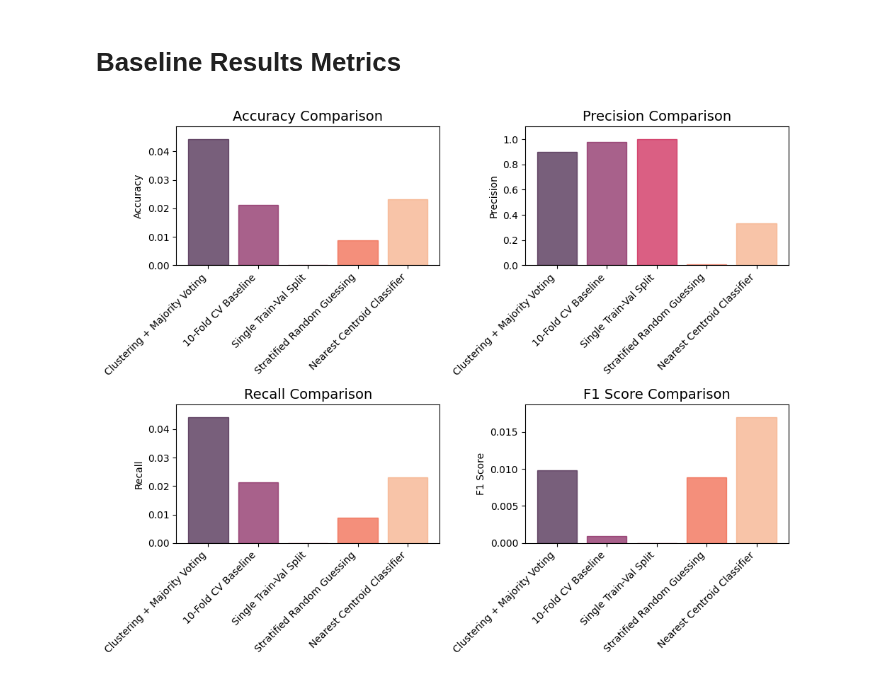
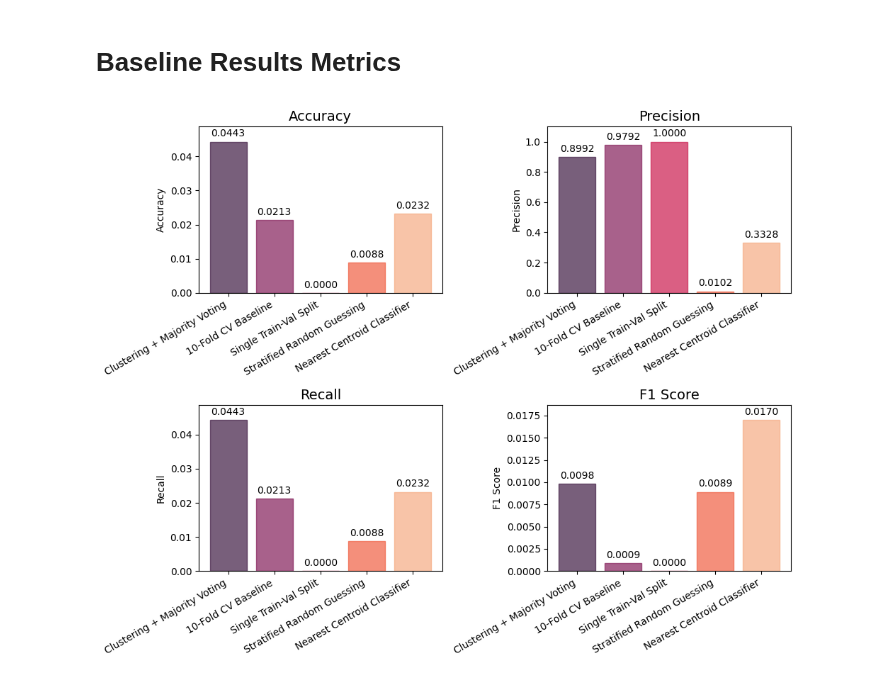
Before and after one commit to Davee02/HSLU.DSPRO1.BirdDetection, a Jupyter notebook: notebooks/09-report-visualizations.ipynb, the cells around one changed output. Cells and saved outputs as stored; diff of their text form; code cells hidden in the pictures.

Commit message:
removed spider chart and annotated barcharts bor better visibility

```diff
--- a/notebooks/09-report-visualizations.ipynb
+++ b/notebooks/09-report-visualizations.ipynb
@@ -277,34 +277,43 @@ models = [
     "Stratified Random Guessing",
     "Nearest Centroid Classifier"
 ]
 data = [
     [0.0443, 0.8992, 0.0443, 0.0098],  # Clustering + Majority Voting
     [0.0213, 0.9792, 0.0213, 0.0009],  # 10-Fold CV Baseline
     [0.0000, 1.0000, 0.0000, 0.0000],  # Single Train-Val Split
     [0.0088, 0.0102, 0.0088, 0.0089],  # Stratified Random Guessing
     [0.0232, 0.3328, 0.0232, 0.0170]   # Nearest Centroid Classifier
 ]
 metrics = ['Accuracy', 'Precision', 'Recall', 'F1 Score']
 
 data_transposed = list(zip(*data))
 x = np.arange(len(models))
 max_values = [max(metric_values) for metric_values in data_transposed]
+
 color_palette = sns.color_palette(palette_name, len(models))
 
 fig, axes = plt.subplots(2, 2, figsize=(10, 8))
 axes = axes.flatten()
 
+# Plot each metric
 for i, metric in enumerate(metrics):
     bars = axes[i].bar(x, data_transposed[i], tick_label=models, alpha=0.7)
     for j, bar in enumerate(bars):
-        bar.set_color(color_palette[j])
-    axes[i].set_title(f'{metric} Comparison', fontsize=14)
+        bar.set_color(color_palette[j])  # Assign consistent color for each model
+        height = bar.get_height()
+        axes[i].annotate(f'{height:.4f}',  # Format the value to 4 decimal places
+                         xy=(bar.get_x() + bar.get_width() / 2, height),  # Position at the center of the bar's top
+                         xytext=(0, 3),  # Offset text slightly above the bar
+                         textcoords="offset points",
+                         ha='center', va='bottom', fontsize=10)
+    axes[i].set_title(f'{metric}', fontsize=14)
     axes[i].set_ylabel(metric)
     axes[i].set_xticks(x)
-    axes[i].set_xticklabels(models, rotation=45, ha="right")
+    axes[i].set_xticklabels(models, rotation=30, ha="right")
     axes[i].set_ylim(0, max_values[i] * 1.1)
 
+# Adjust layout and display
 fig.tight_layout()
 plt.show()
 # %% [output]
-[figure, old version]
+[figure, new version]
```
Also changed, not shown: parts of 1 cell of this notebook.
